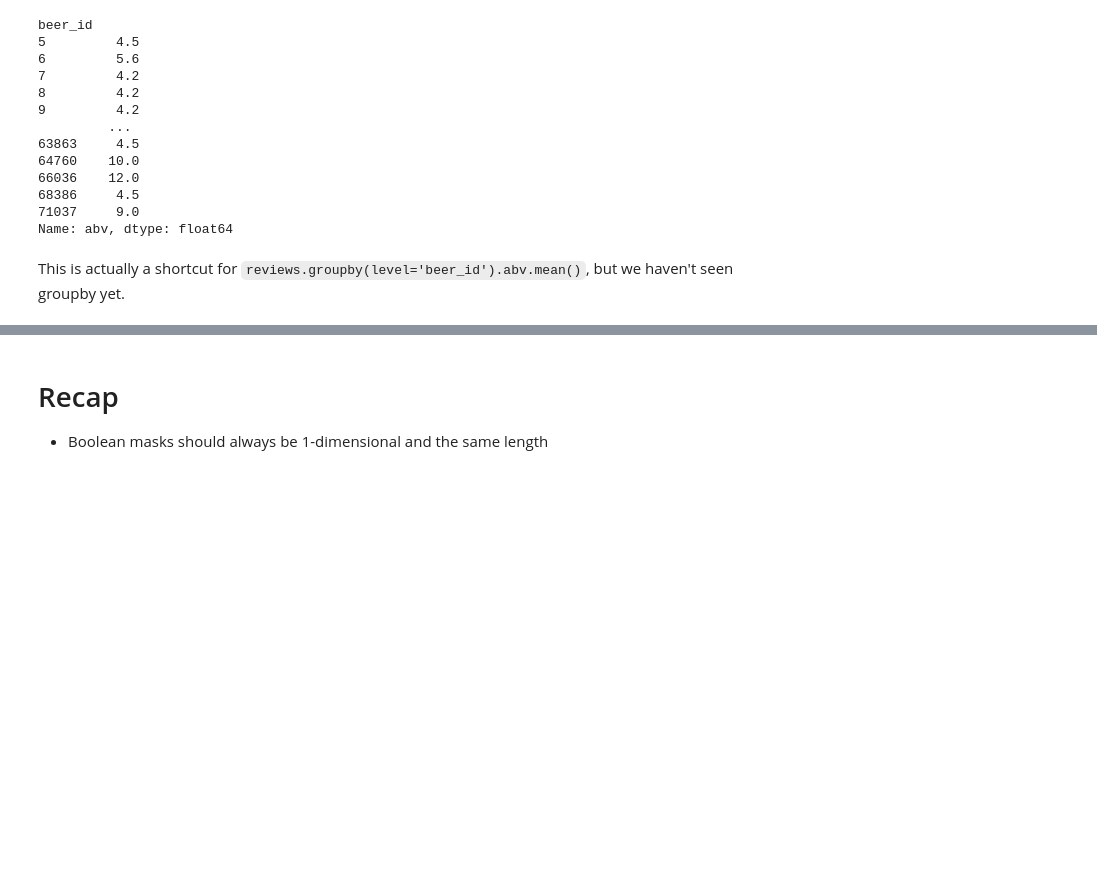
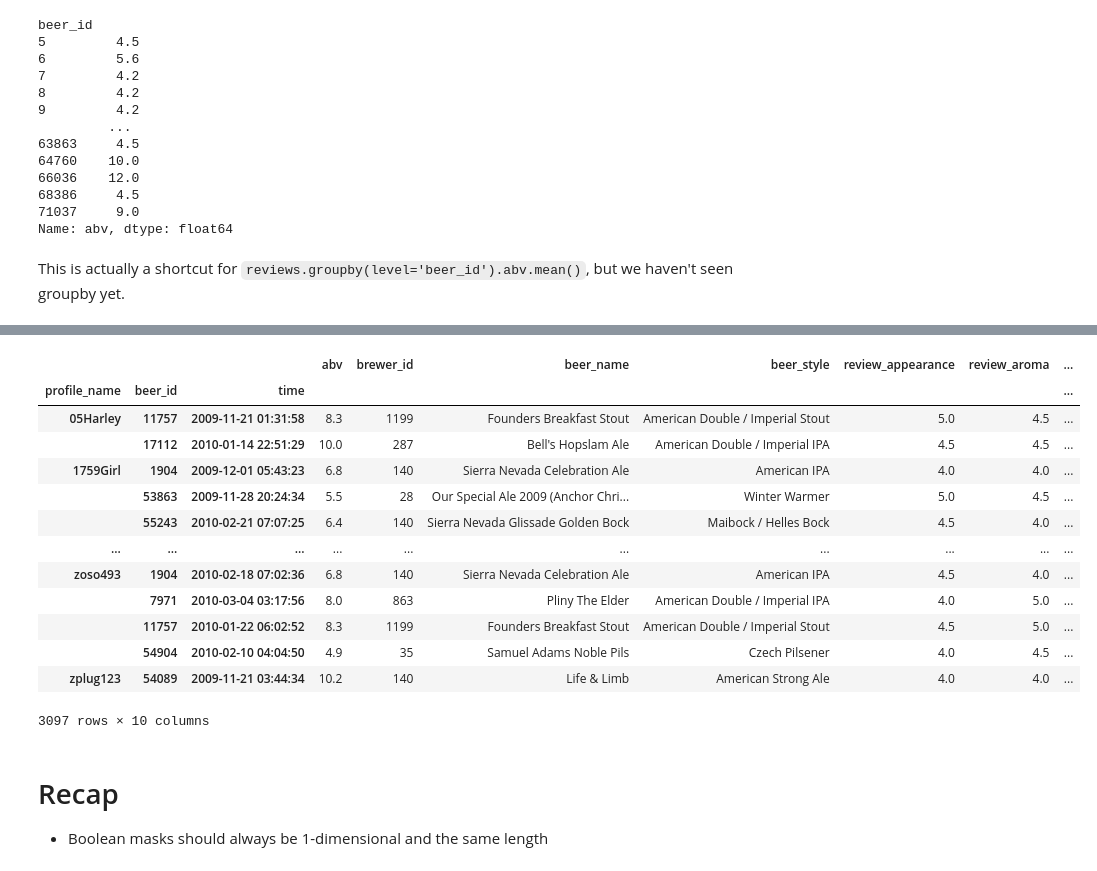
Before and after one commit to TomAugspurger/PyDataSeattle, a Jupyter notebook: notebooks/3. Indexing.ipynb, the cells around one changed output, grey strips where cells are left out. Cells and saved outputs as stored; diff of their text form; code cells hidden in the pictures; blank space fills up the shorter version.

```diff
--- a/notebooks/3. Indexing.ipynb
+++ b/notebooks/3. Indexing.ipynb
@@ -285,3 +483,5 @@ beer_id
 Name: abv, dtype: float64
 # %% [markdown]
 This is actually a shortcut for `reviews.groupby(level='beer_id').abv.mean()`, but we haven't seen groupby yet.
+# %%
+top_beers = reviews.index.get_level_values('beer_id').value_counts().head(10).index
@@ -288,3 +498,20 @@ This is actually a shortcut for `reviews.groupby(level='beer_id').abv.mean()`, b
+# %%
+reviews.loc[(slice(None), top_beers), :]
+# %% [output]
+|  |  |  | abv | brewer_id | beer_name | beer_style | review_appearance | review_aroma | ... |
+| profile_name | beer_id | time |  |  |  |  |  |  | ... |
+| 05Harley | 11757 | 2009-11-21 01:31:58 | 8.3 | 1199 | Founders Breakfast Stout | American Double / Imperial Stout | 5.0 | 4.5 | ... |
+|  | 17112 | 2010-01-14 22:51:29 | 10.0 | 287 | Bell's Hopslam Ale | American Double / Imperial IPA | 4.5 | 4.5 | ... |
+| 1759Girl | 1904 | 2009-12-01 05:43:23 | 6.8 | 140 | Sierra Nevada Celebration Ale | American IPA | 4.0 | 4.0 | ... |
+|  | 53863 | 2009-11-28 20:24:34 | 5.5 | 28 | Our Special Ale 2009 (Anchor Chri... | Winter Warmer | 5.0 | 4.5 | ... |
+|  | 55243 | 2010-02-21 07:07:25 | 6.4 | 140 | Sierra Nevada Glissade Golden Bock | Maibock / Helles Bock | 4.5 | 4.0 | ... |
+| ... | ... | ... | ... | ... | ... | ... | ... | ... | ... |
+| zoso493 | 1904 | 2010-02-18 07:02:36 | 6.8 | 140 | Sierra Nevada Celebration Ale | American IPA | 4.5 | 4.0 | ... |
+|  | 7971 | 2010-03-04 03:17:56 | 8.0 | 863 | Pliny The Elder | American Double / Imperial IPA | 4.0 | 5.0 | ... |
+|  | 11757 | 2010-01-22 06:02:52 | 8.3 | 1199 | Founders Breakfast Stout | American Double / Imperial Stout | 4.5 | 5.0 | ... |
+|  | 54904 | 2010-02-10 04:04:50 | 4.9 | 35 | Samuel Adams Noble Pils | Czech Pilsener | 4.0 | 4.5 | ... |
+| zplug123 | 54089 | 2009-11-21 03:44:34 | 10.2 | 140 | Life & Limb | American Strong Ale | 4.0 | 4.0 | ... |
+3097 rows × 10 columns
 # %% [markdown]
 # Recap
 
```
Also changed, not shown: parts of 21 cells of this notebook, 4 other files.
